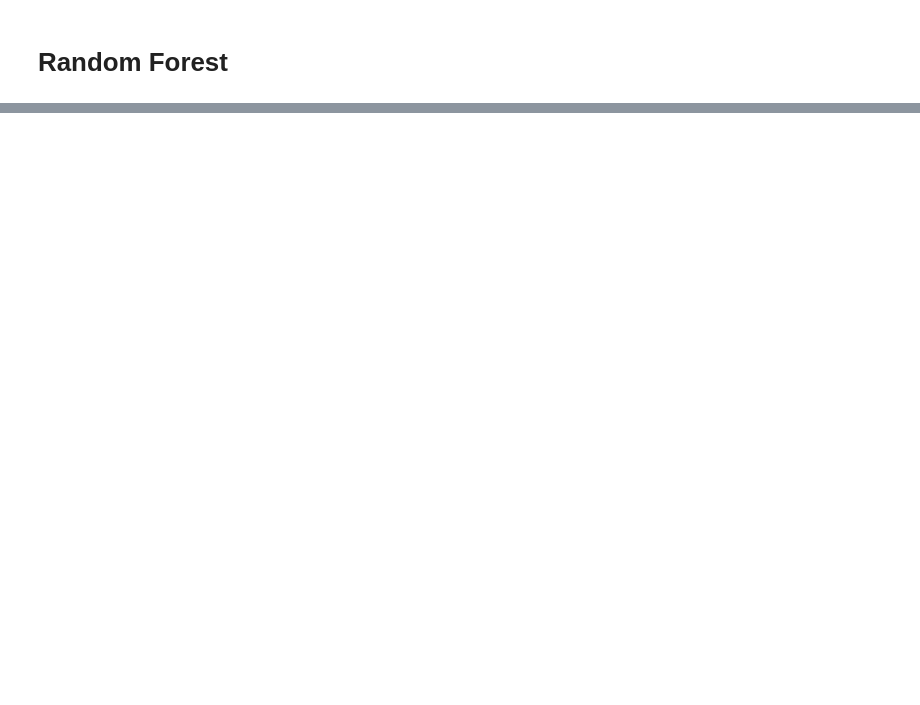
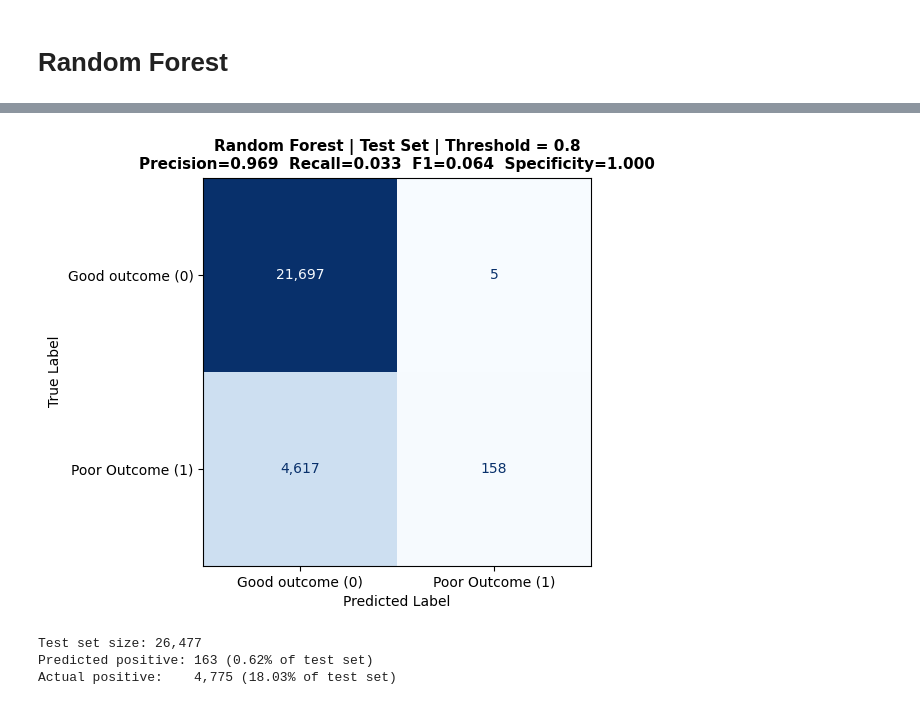
Before and after one commit to saras-audrius/EAISI-Group-Project---NHS, a Jupyter notebook: code/modelling_experiment.ipynb, the cells around one changed output, grey strips where cells are left out. Drawn from its saved outputs; the diff is of its cells as text; code cells hidden in the pictures; blank space fills up the shorter version.

```diff
--- a/code/modelling_experiment.ipynb
+++ b/code/modelling_experiment.ipynb
@@ -972,0 +1602,43 @@ oks_function_subscale    0.101480
+# %%
+# Random forest predictions on test set
+
+# =============================================================================
+# CONFUSION MATRIX — Random Forest (Test Set) @ Threshold = 0.8
+# =============================================================================
+import matplotlib.pyplot as plt
+import numpy as np
+from sklearn.metrics import ConfusionMatrixDisplay
+
+# Exact numbers from the confusion matrix
+tn, fp, fn, tp = 21697, 5, 4617, 158
+cm = np.array([[tn, fp], [fn, tp]])
+
+prec = tp / (tp + fp) if (tp + fp) > 0 else 0
+rec  = tp / (tp + fn) if (tp + fn) > 0 else 0
+spec = tn / (tn + fp) if (tn + fp) > 0 else 0
+f1   = 2 * prec * rec / (prec + rec) if (prec + rec) > 0 else 0
+
+fig, ax = plt.subplots(figsize=(6, 5))
+disp = ConfusionMatrixDisplay(confusion_matrix=cm, display_labels=['Good outcome (0)', 'Poor Outcome (1)'])
+disp.plot(ax=ax, cmap='Blues', colorbar=False, values_format=',d')
+ax.set_title(
+    f'Random Forest | Test Set | Threshold = 0.8\n'
+    f'Precision={prec:.3f}  Recall={rec:.3f}  F1={f1:.3f}  Specificity={spec:.3f}',
+    fontsize=11, fontweight='bold'
+)
+ax.set_xlabel('Predicted Label')
+ax.set_ylabel('True Label')
+plt.tight_layout()
+plt.show()
+
+total = tn + fp + fn + tp
+predicted_pos = tp + fp
+actual_pos = tp + fn
+print(f"\nTest set size: {total:,}")
+print(f"Predicted positive: {predicted_pos:,} ({predicted_pos/total*100:.2f}% of test set)")
+print(f"Actual positive:    {actual_pos:,} ({actual_pos/total*100:.2f}% of test set)")
+# %% [output]
+[figure, added]
+Test set size: 26,477
+Predicted positive: 163 (0.62% of test set)
+Actual positive:    4,775 (18.03% of test set)
```
Also changed, not shown: parts of 15 cells of this notebook, 38 other files.
